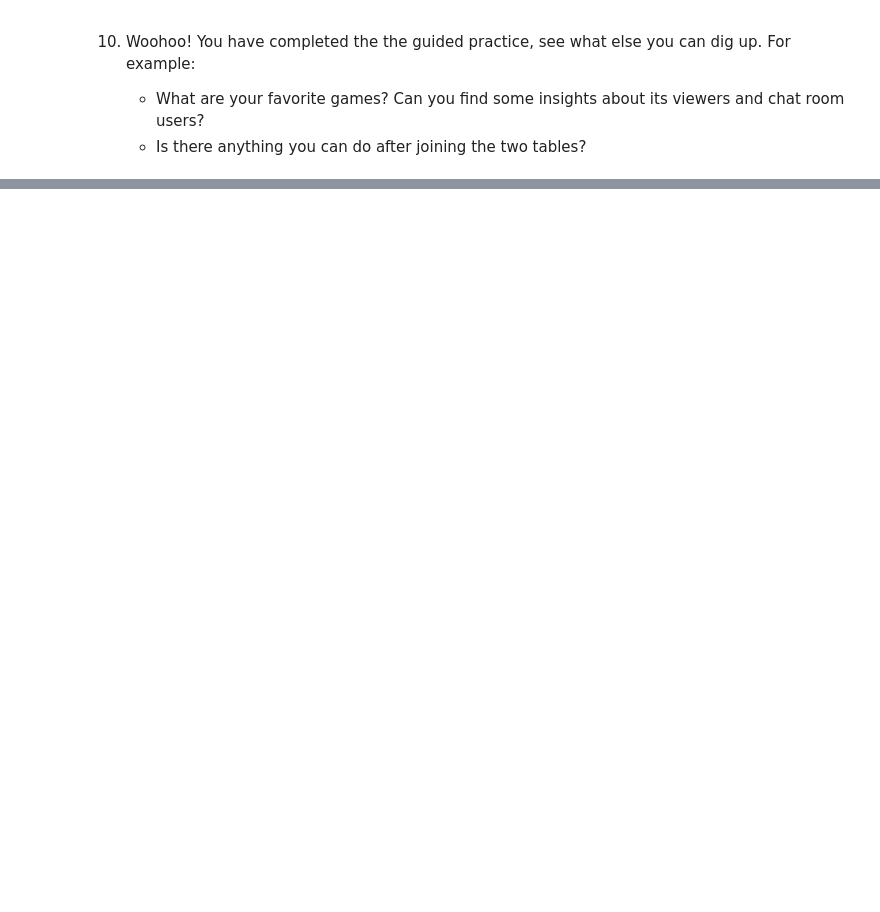
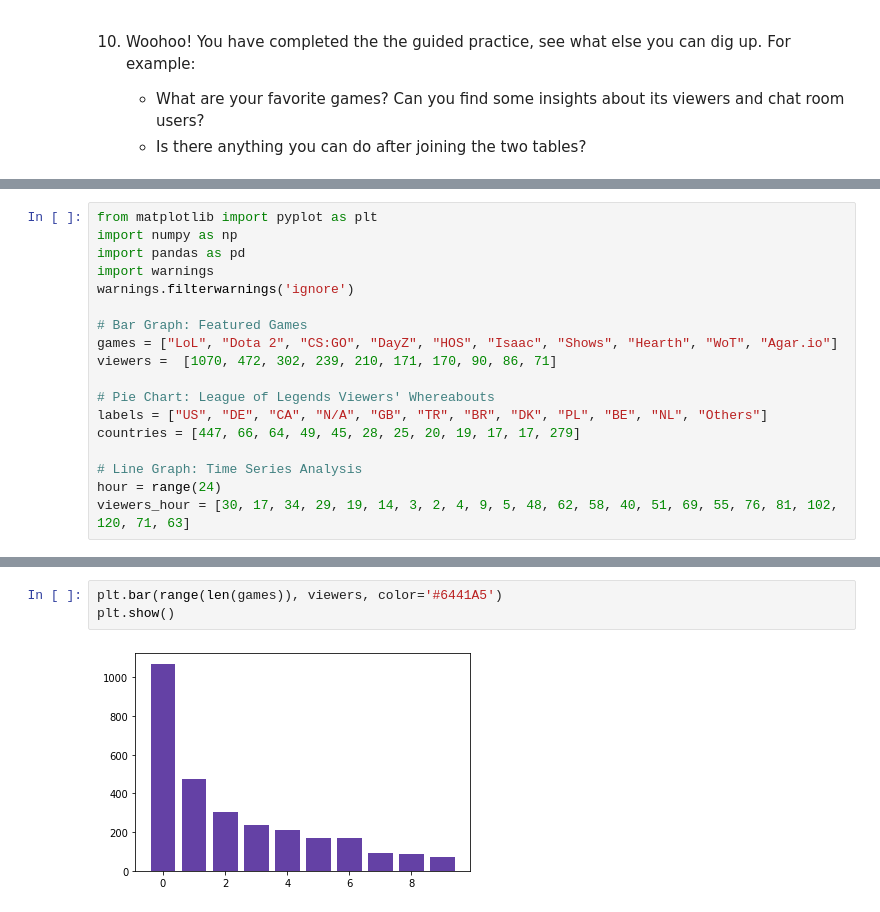
Before and after one commit to Klaynie/Learning-Python, a Jupyter notebook: Learning-Python/Codecademy/Twitch_Gaming_Data/twitch_gaming_data.ipynb, the cells around one changed output, grey strips where cells are left out. Cells and saved outputs as stored; diff of their text form; blank space fills up the shorter version.

Commit message:
Added Twitch Visualization Project

```diff
--- a/Learning-Python/Codecademy/Twitch_Gaming_Data/twitch_gaming_data.ipynb
+++ b/Learning-Python/Codecademy/Twitch_Gaming_Data/twitch_gaming_data.ipynb
@@ -366,0 +377,18 @@ merged_table.head()
+# %%
+from matplotlib import pyplot as plt
+import numpy as np
+import pandas as pd
+import warnings
+warnings.filterwarnings('ignore')
+
+# Bar Graph: Featured Games
+games = ["LoL", "Dota 2", "CS:GO", "DayZ", "HOS", "Isaac", "Shows", "Hearth", "WoT", "Agar.io"]
+viewers =  [1070, 472, 302, 239, 210, 171, 170, 90, 86, 71]
+
+# Pie Chart: League of Legends Viewers' Whereabouts
+labels = ["US", "DE", "CA", "N/A", "GB", "TR", "BR", "DK", "PL", "BE", "NL", "Others"]
+countries = [447, 66, 64, 49, 45, 28, 25, 20, 19, 17, 17, 279]
+
+# Line Graph: Time Series Analysis
+hour = range(24)
+viewers_hour = [30, 17, 34, 29, 19, 14, 3, 2, 4, 9, 5, 48, 62, 58, 40, 51, 69, 55, 76, 81, 102, 120, 71, 63]
@@ -366,0 +423,5 @@ merged_table.head()
+# %%
+plt.bar(range(len(games)), viewers, color='#6441A5')
+plt.show()
+# %% [output]
+[figure, added]
```
Also changed, not shown: parts of 18 cells of this notebook.
